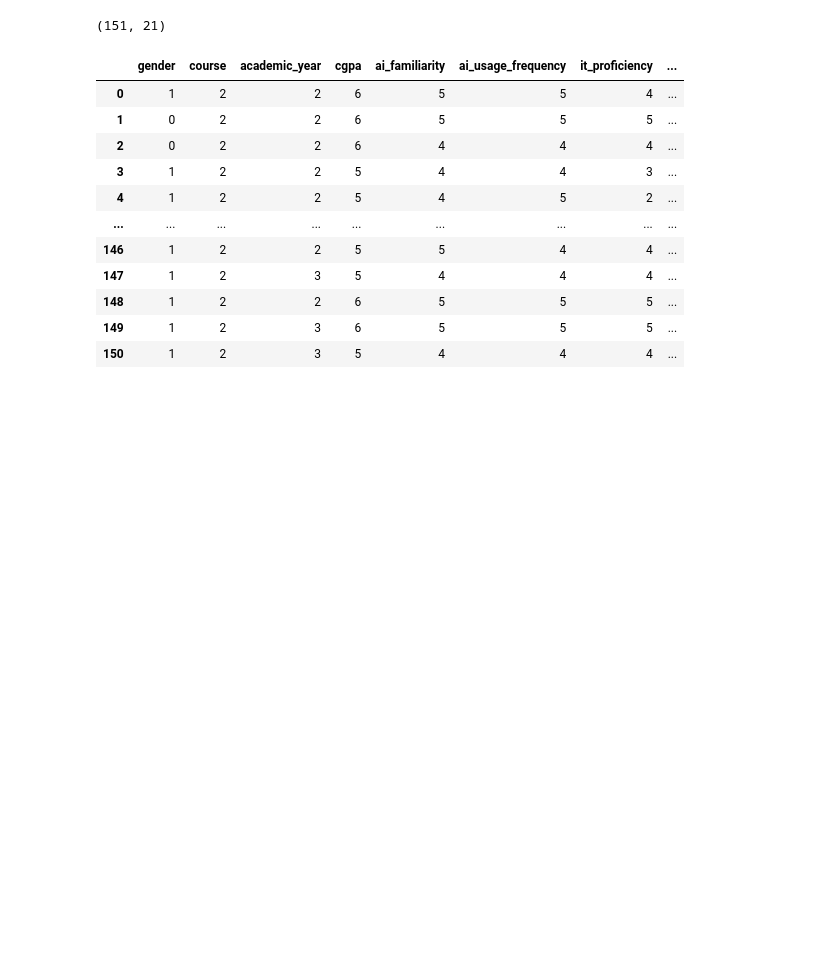
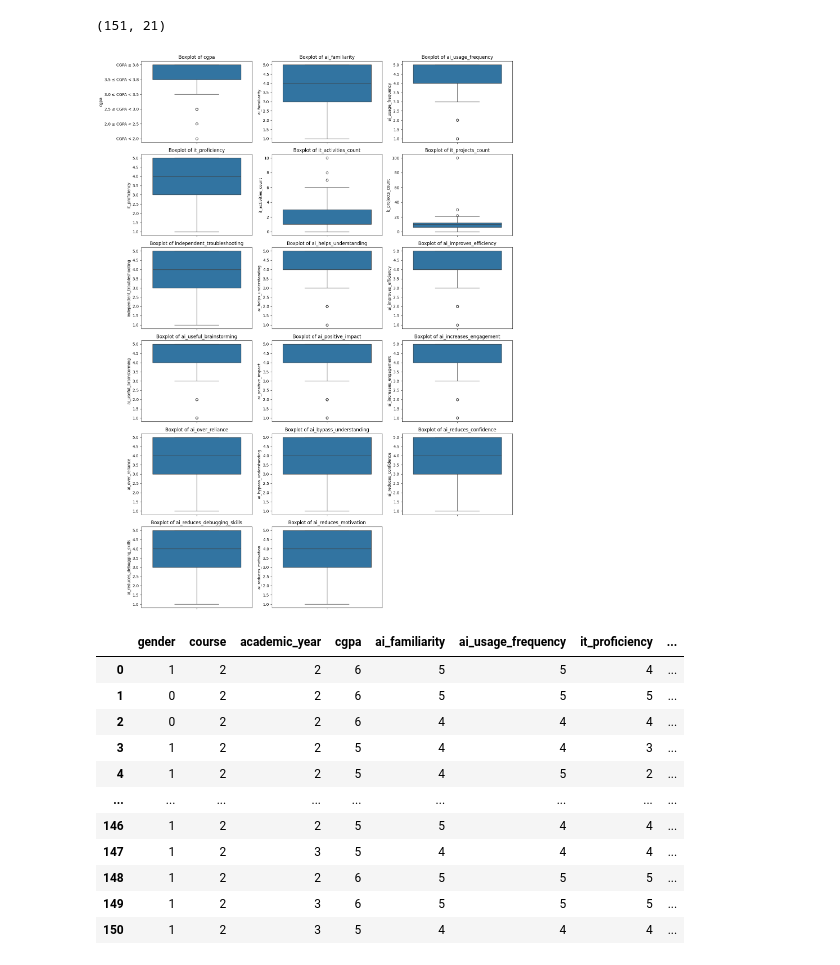
Before and after one commit to rttz159/ResearchMethodY2S2Assignment, a Jupyter notebook: assignment.ipynb, the cells around one changed output. Drawn from its saved outputs; the diff is of its cells as text; code cells hidden in the pictures; blank space fills up the shorter version.

Commit message:
add box plot

```diff
--- a/assignment.ipynb
+++ b/assignment.ipynb
@@ -83,6 +83,28 @@ df = df.drop_duplicates()
 df.shape
 # %% [output]
 (151, 21)
+# %%
+import matplotlib.pyplot as plt
+import seaborn as sns
+
+numeric_columns = ['cgpa', 'ai_familiarity', 'ai_usage_frequency', 'it_proficiency',
+                  'it_activities_count', 'it_projects_count', 'independent_troubleshooting',
+                  'ai_helps_understanding', 'ai_improves_efficiency', 'ai_useful_brainstorming',
+                  'ai_positive_impact', 'ai_increases_engagement', 'ai_over_reliance',
+                  'ai_bypass_understanding', 'ai_reduces_confidence', 'ai_reduces_debugging_skills',
+                  'ai_reduces_motivation']
+
+plt.figure(figsize=(15, 20))
+
+for i, column in enumerate(numeric_columns, 1):
+    plt.subplot(6, 3, i)
+    sns.boxplot(y=df[column])
+    plt.title(f'Boxplot of {column}')
+    plt.tight_layout()
+
+plt.show()
+# %% [output]
+[figure, added]
 # %%
 def clean_academic_year(x):
     if x == 'Year 1':
```
